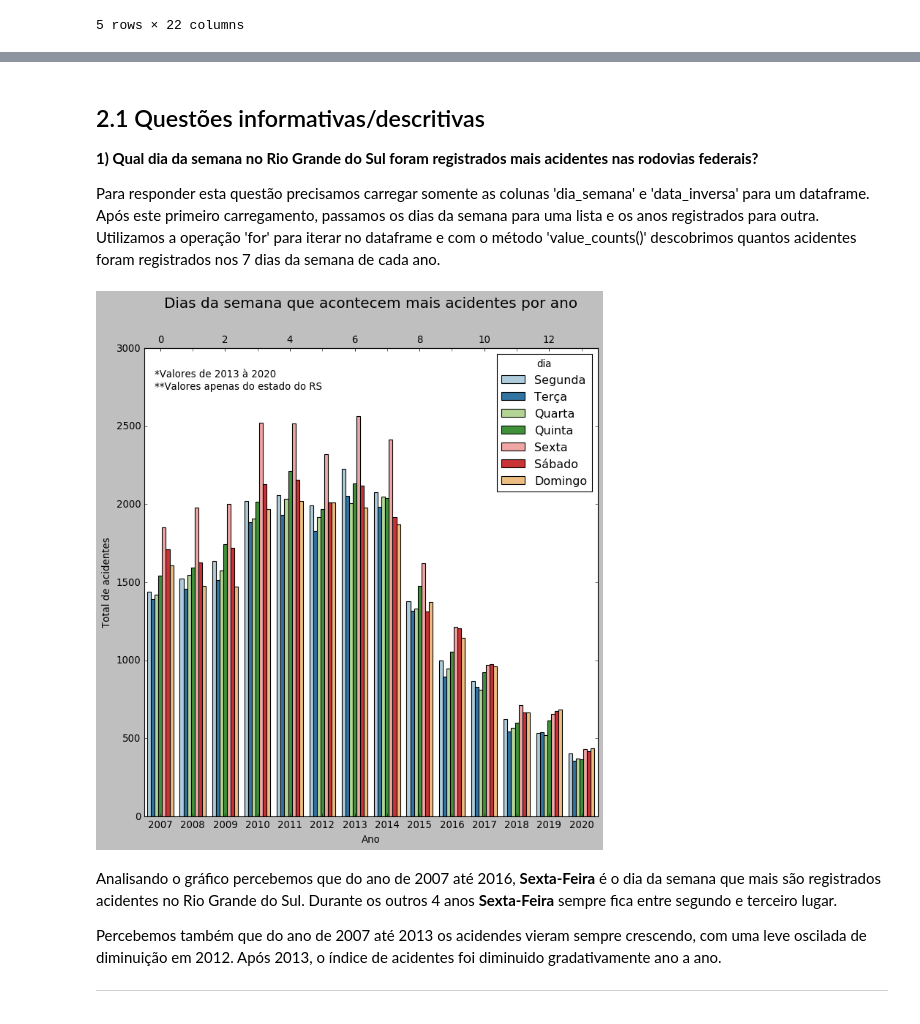
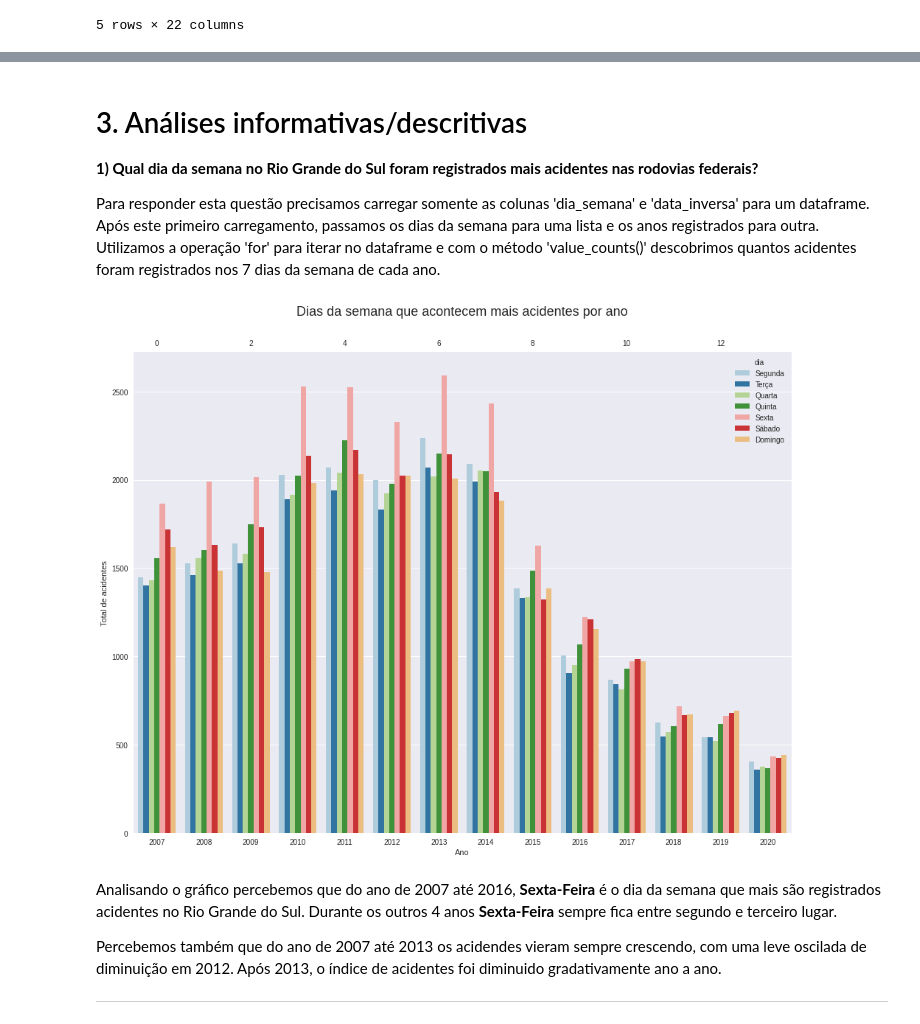
Before and after one commit to XQDLteam/brazil_highway_accidents, a Jupyter notebook: acidentes_br.ipynb, the cells around one changed output, grey strips where cells are left out. Drawn from its saved outputs; the diff is of its cells as text; code cells hidden in the pictures.

Commit message:
Limpeza dos gráficos, e adição de heatmap para os horários

```diff
--- a/acidentes_br.ipynb
+++ b/acidentes_br.ipynb
@@ -117,8 +117,13 @@ import seaborn as sns
 
 from datetime import datetime
 
-plt.style.use(plt.style.available)
-plt.rc('figure', figsize=(10, 10))
+import folium
+import folium.plugins as plugins
+
+from folium.plugins import HeatMap
+
+plt.style.use('seaborn')
+plt.rc('figure', figsize=(16, 12))
 # %% [markdown]
 # 1. Carregamento dos arquivos normalizados
 # %%
@@ -254,7 +255,7 @@ m
 # %% [output]
 [interactive output not drawn]
 # %% [markdown]
-## 2.1 Questões informativas/descritivas
+# 3. Análises informativas/descritivas
 
 
 **1) Qual dia da semana no Rio Grande do Sul foram registrados mais acidentes nas rodovias federais?**
@@ -265,28 +266,28 @@ Utilizamos a operação 'for' para iterar no dataframe e com o método 'value_co
 # %%
 df = pd.DataFrame(df_ocorrencias[['dia_semana','data_inversa']])
 df['data_inversa']= pd.to_datetime(df['data_inversa']).dt.year
 
 listaDiasUnicos= df['dia_semana'].unique()
 listaAnosUnicos= df['data_inversa'].unique()
 listaQuant= []
 
 for dia in listaDiasUnicos:
     for ano in listaAnosUnicos:
         listaQuant.append([dia, ano, df['dia_semana'][(df['dia_semana'] == dia) & (df['data_inversa'] == ano)].value_counts()[0]])
 
 df1= pd.DataFrame(listaQuant, columns=['dia','ano','quantidade_acidentes'])
 
 ax = sns.barplot(y="quantidade_acidentes", x='ano', hue='dia', data=df1, palette='Paired');
 ax.set_title('Dias da semana que acontecem mais acidentes por ano', fontsize=18, pad=50);
 ax.set_ylabel('Total de acidentes')
 ax.set_xlabel('Ano')
 ax.secondary_xaxis('top');
-ax.annotate('*Valores de 2013 à 2020\n**Valores apenas do estado do RS', xy=(80, 630), xycoords='figure pixels');
+#ax.annotate('*Valores de 2013 à 2020\n**Valores apenas do estado do RS', xy=(80, 530), xycoords='figure pixels');
 
 #print(f"Somatório do registro de acidentes de cada dia da semana:\n{df_ocorrencias['dia_semana'].value_counts()}")
 #print(f"\nSomatório do registro de acidentes de cada ano:\n{df['data_inversa'].value_counts()}")
 # %% [output]
-[figure, old version]
+[figure, new version]
 # %% [markdown]
 Analisando o gráfico percebemos que do ano de 2007 até 2016, **Sexta-Feira** é o dia da semana que mais são registrados acidentes no Rio Grande do Sul. Durante os outros 4 anos **Sexta-Feira** sempre fica entre segundo e terceiro lugar.
 
```
Also changed, not shown: parts of 26 cells of this notebook.
